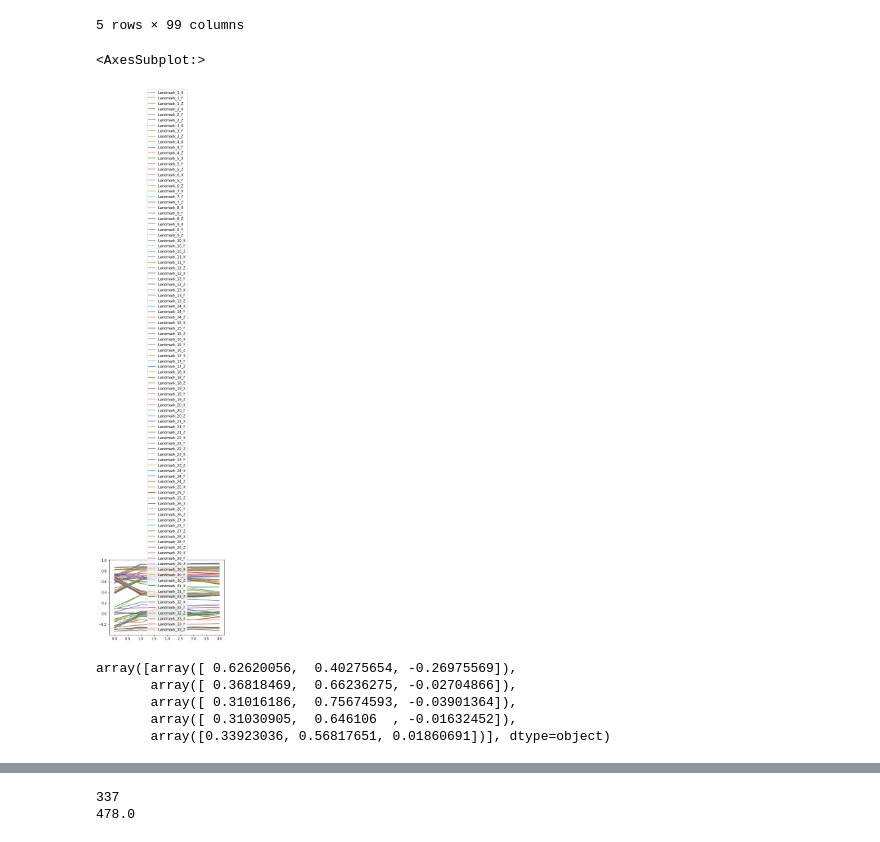
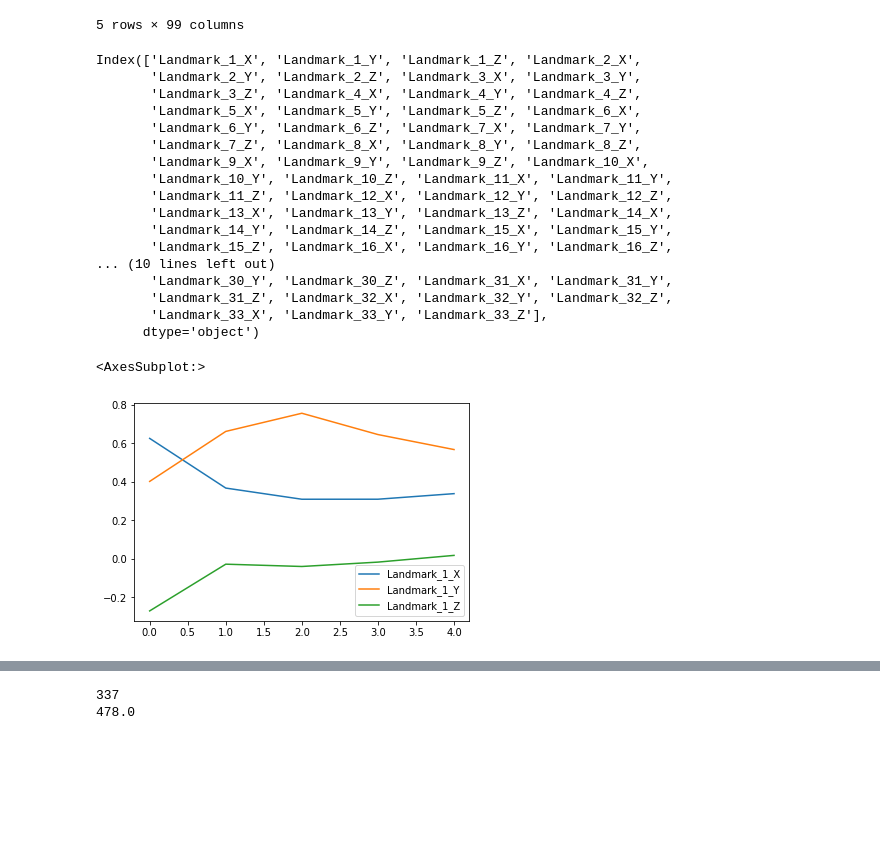
Before and after one commit to LoriSchuan-dev/feature_engineering_project2021, a Jupyter notebook: video_comparison.ipynb, the cells around one changed output, grey strips where cells are left out. Saved outputs shown, nothing was run; the diff lists cells and outputs as text; code cells hidden in the pictures; blank space fills up the shorter version.

```diff
--- a/video_comparison.ipynb
+++ b/video_comparison.ipynb
@@ -56,7 +83,7 @@ def get_input_filenames(name, base_names):
 def get_filenames():
 
     teacher_video_fnames = ["pose_1.mp4", "pose_2.mp4", "pose_3.mp4",
-                             "pose_4.mp4", "pose_5.mp4", "pose_6.mp4"]
+                            "pose_4.mp4", "pose_5.mp4", "pose_6.mp4"]
 
     #teacher_video_fpaths = [Path("pose_1_3/pose_1.mp4"), Path("pose_1_3/pose_2.mp4"), Path("pose_1_3/pose_3.mp4"),
     #                       Path("pose_4_6/pose_4.mp4"), Path("pose_4_6/pose_5.mp4"), Path("pose_4_6/pose_6.mp4")]
@@ -72,11 +99,11 @@ def get_filenames():
         teacher_video_fpaths.append(full_path)
 
 
-    lori_video_fnames = get_input_filenames("lori", teacher_frames_fnames)
+    lori_video_fnames = get_input_filenames("lori", teacher_video_fnames)
 
-    mikaela_video_fnames = get_input_filenames("mikaela", teacher_frames_fnames)
+    mikaela_video_fnames = get_input_filenames("mikaela", teacher_video_fnames)
 
-    jong_video_fnames = get_input_filenames("jong", teacher_frames_fnames)
+    jong_video_fnames = get_input_filenames("jong", teacher_video_fnames)
 
     return {"teacher": teacher_video_fpaths,
             "lori": lori_video_fnames,
@@ -190,6 +217,6 @@ def get_warped_video(input_video, end_time):
 
     return new_video
 # %%
-frames = get_landmarks_video(str(video_fpaths["lori"][0]), .25)
+frames = get_landmarks_video(str(video_fpaths["lori"][0]), .10)
 # %%
 for img in frames:
@@ -230,16 +282,28 @@ df
 | 3 | 0.310309 | 0.646106 | -0.016325 | 0.309991 | 0.629414 | -0.039941 | 0.311200 | ... |
 | 4 | 0.339230 | 0.568177 | 0.018607 | 0.344923 | 0.552100 | -0.000158 | 0.346584 | ... |
 5 rows × 99 columns
+# %%
+df.columns
+# %% [output]
+Index(['Landmark_1_X', 'Landmark_1_Y', 'Landmark_1_Z', 'Landmark_2_X',
+       'Landmark_2_Y', 'Landmark_2_Z', 'Landmark_3_X', 'Landmark_3_Y',
+       'Landmark_3_Z', 'Landmark_4_X', 'Landmark_4_Y', 'Landmark_4_Z',
+       'Landmark_5_X', 'Landmark_5_Y', 'Landmark_5_Z', 'Landmark_6_X',
+       'Landmark_6_Y', 'Landmark_6_Z', 'Landmark_7_X', 'Landmark_7_Y',
+       'Landmark_7_Z', 'Landmark_8_X', 'Landmark_8_Y', 'Landmark_8_Z',
+       'Landmark_9_X', 'Landmark_9_Y', 'Landmark_9_Z', 'Landmark_10_X',
+       'Landmark_10_Y', 'Landmark_10_Z', 'Landmark_11_X', 'Landmark_11_Y',
+       'Landmark_11_Z', 'Landmark_12_X', 'Landmark_12_Y', 'Landmark_12_Z',
+       'Landmark_13_X', 'Landmark_13_Y', 'Landmark_13_Z', 'Landmark_14_X',
+       'Landmark_14_Y', 'Landmark_14_Z', 'Landmark_15_X', 'Landmark_15_Y',
+       'Landmark_15_Z', 'Landmark_16_X', 'Landmark_16_Y', 'Landmark_16_Z',
+... (10 lines left out)
+       'Landmark_30_Y', 'Landmark_30_Z', 'Landmark_31_X', 'Landmark_31_Y',
+       'Landmark_31_Z', 'Landmark_32_X', 'Landmark_32_Y', 'Landmark_32_Z',
+       'Landmark_33_X', 'Landmark_33_Y', 'Landmark_33_Z'],
+      dtype='object')
 # %%
-df[""].plot.line()
+df[['Landmark_1_X', 'Landmark_1_Y', 'Landmark_1_Z']].plot.line()
 # %% [output]
 <AxesSubplot:>
-[figure, old version]
+[figure, new version]
-# %%
-df["Landmark 1"].values
-# %% [output]
-array([array([ 0.62620056,  0.40275654, -0.26975569]),
-       array([ 0.36818469,  0.66236275, -0.02704866]),
-       array([ 0.31016186,  0.75674593, -0.03901364]),
-       array([ 0.31030905,  0.646106  , -0.01632452]),
-       array([0.33923036, 0.56817651, 0.01860691])], dtype=object)
```
Also changed, not shown: parts of 9 cells of this notebook.
